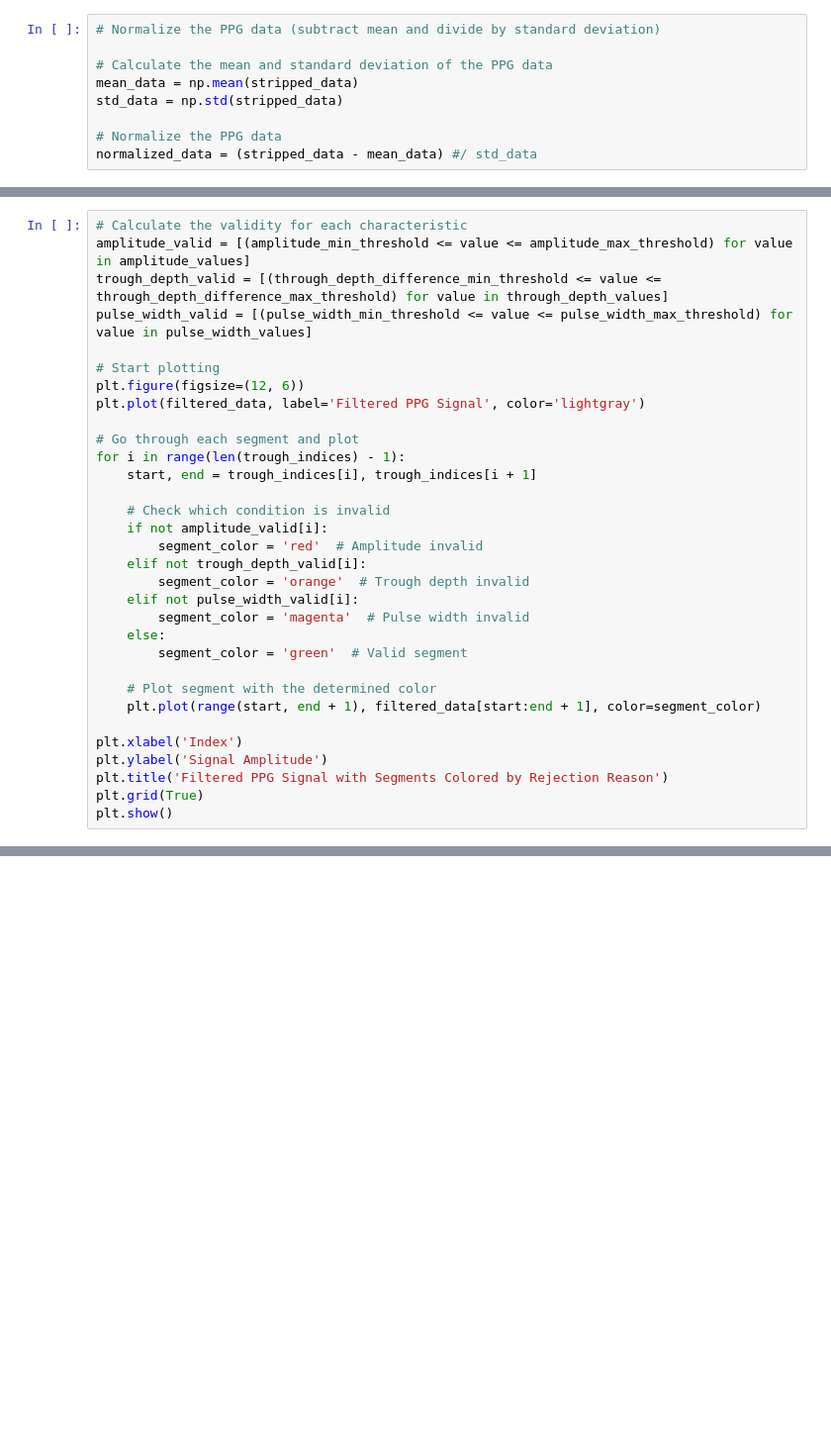
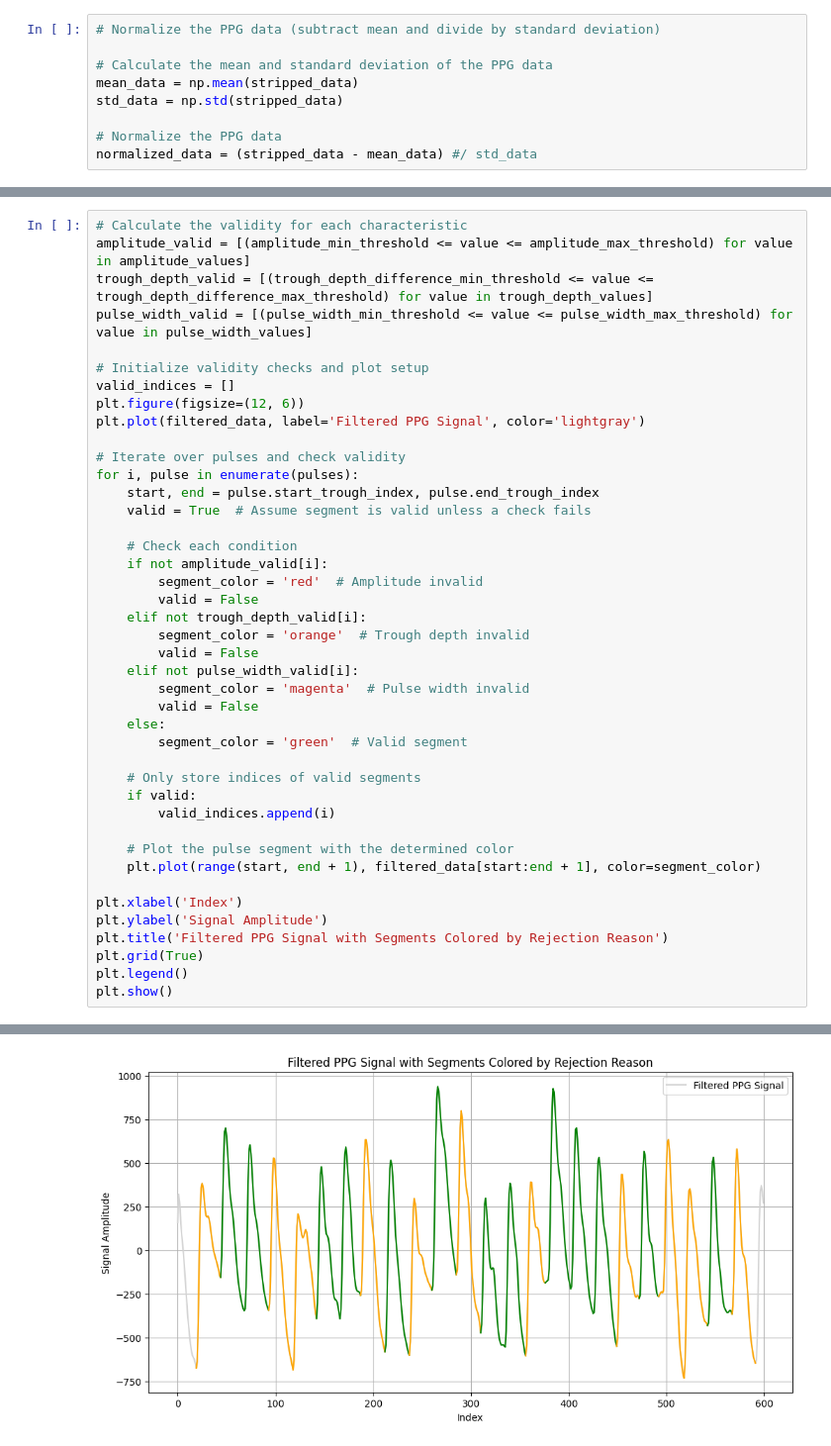
Before and after one commit to EmanuelMairoll/VitalVision, a Jupyter notebook: signal/VitalVision-signal-playground/notebooks/01_ppg_tests.ipynb, the cells around one changed output, grey strips where cells are left out. Shown at 99% size. Cells and saved outputs as stored; diff of their text form; blank space fills up the shorter version.

```diff
--- a/signal/VitalVision-signal-playground/notebooks/01_ppg_tests.ipynb
+++ b/signal/VitalVision-signal-playground/notebooks/01_ppg_tests.ipynb
@@ -197,33 +220,43 @@ amplitude_values, through_depth_values, pulse_width_values
 # %%
 # Calculate the validity for each characteristic
 amplitude_valid = [(amplitude_min_threshold <= value <= amplitude_max_threshold) for value in amplitude_values]
-trough_depth_valid = [(through_depth_difference_min_threshold <= value <= through_depth_difference_max_threshold) for value in through_depth_values]
+trough_depth_valid = [(trough_depth_difference_min_threshold <= value <= trough_depth_difference_max_threshold) for value in trough_depth_values]
 pulse_width_valid = [(pulse_width_min_threshold <= value <= pulse_width_max_threshold) for value in pulse_width_values]
 
-# Start plotting
+# Initialize validity checks and plot setup
+valid_indices = []
 plt.figure(figsize=(12, 6))
 plt.plot(filtered_data, label='Filtered PPG Signal', color='lightgray')
 
-# Go through each segment and plot
-for i in range(len(trough_indices) - 1):
-    start, end = trough_indices[i], trough_indices[i + 1]
+# Iterate over pulses and check validity
+for i, pulse in enumerate(pulses):
+    start, end = pulse.start_trough_index, pulse.end_trough_index
+    valid = True  # Assume segment is valid unless a check fails
 
-    # Check which condition is invalid
+    # Check each condition
     if not amplitude_valid[i]:
         segment_color = 'red'  # Amplitude invalid
+        valid = False
     elif not trough_depth_valid[i]:
         segment_color = 'orange'  # Trough depth invalid
+        valid = False
     elif not pulse_width_valid[i]:
         segment_color = 'magenta'  # Pulse width invalid
+        valid = False
     else:
         segment_color = 'green'  # Valid segment
 
-    # Plot segment with the determined color
+    # Only store indices of valid segments
+    if valid:
+        valid_indices.append(i)
+
+    # Plot the pulse segment with the determined color
     plt.plot(range(start, end + 1), filtered_data[start:end + 1], color=segment_color)
 
 plt.xlabel('Index')
 plt.ylabel('Signal Amplitude')
 plt.title('Filtered PPG Signal with Segments Colored by Rejection Reason')
 plt.grid(True)
+plt.legend()
 plt.show()
 # %% [output]
@@ -231,0 +263 @@ plt.show()
+[figure, added]
```
Also changed, not shown: parts of 11 cells of this notebook.
